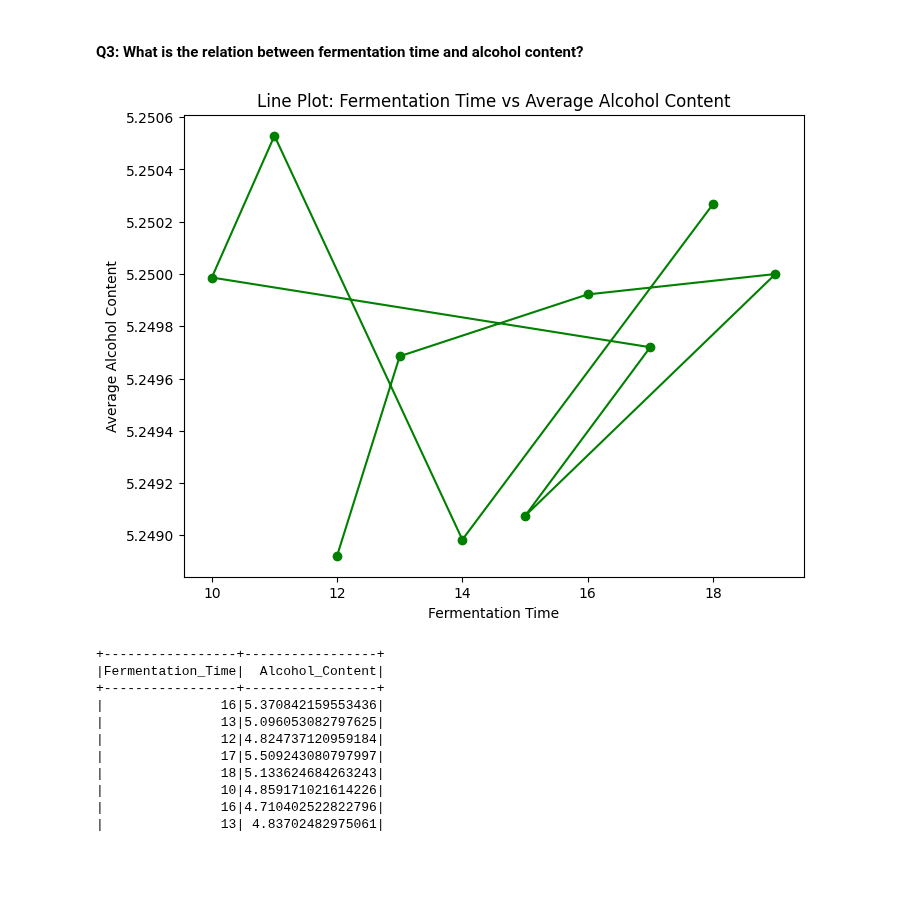
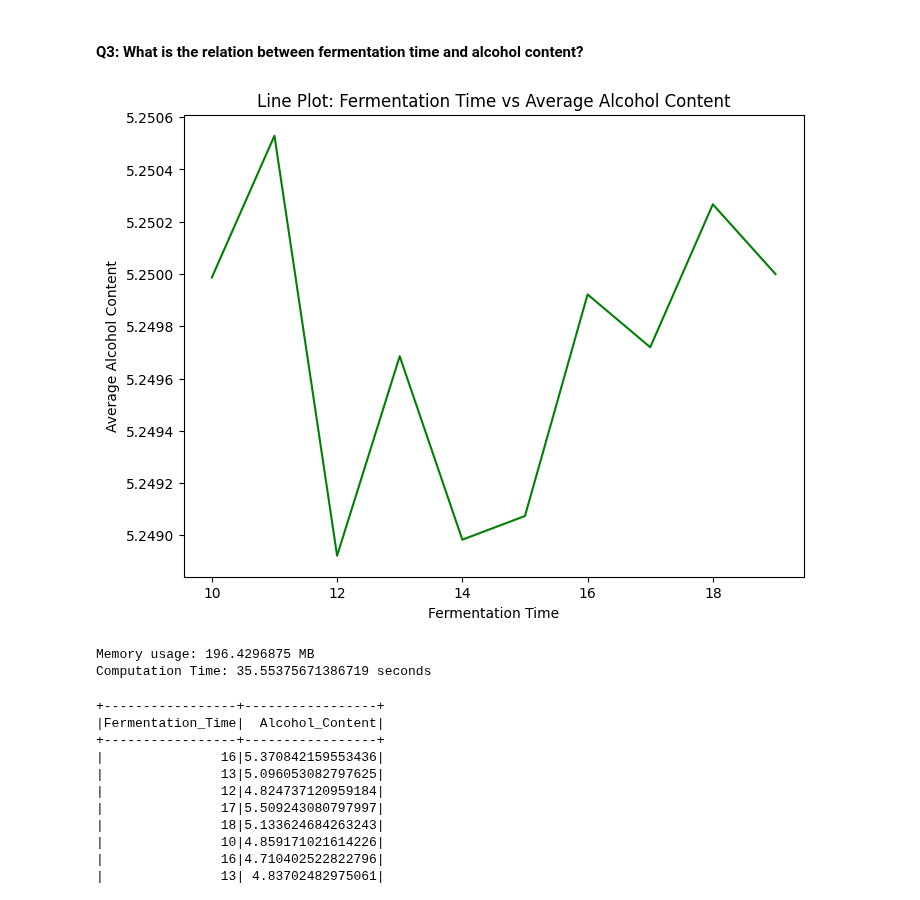
Before and after one commit to drshahizan/Python-big-data, a Jupyter notebook: assignment/ass7/hpdp/KOKONAT/library_3.ipynb, the cells around one changed output. Cells and saved outputs as stored; diff of their text form; code cells hidden in the pictures; blank space fills up the shorter version.

```diff
--- a/assignment/ass7/hpdp/KOKONAT/library_3.ipynb
+++ b/assignment/ass7/hpdp/KOKONAT/library_3.ipynb
@@ -88,19 +88,22 @@ import psutil
 # Create a Spark session
 spark = SparkSession.builder.appName("BreweryAnalysis").getOrCreate()
 
+def load_data():
+    # Load the data
+    brewery_df = spark.read.csv("brewery_data_complete_extended.csv", header=True, inferSchema=True)
+    return brewery_df
+
+# Measure memory usage and computation time
+start_time = timeit.default_timer()
+
 # Load the data
-brewery_df = spark.read.csv("brewery_data_complete_extended.csv", header=True, inferSchema=True)
+brewery_df = load_data()
 
-# Measure memory usage
+end_time = timeit.default_timer()
+loss_time = end_time - start_time
 memory = psutil.Process()
-memory_usage_before = memory.memory_info().rss / (1024 ** 2)
+loss_memory = memory.memory_info().rss / (1024 ** 2)
 
-# Measure computation time
-start_time = timeit.default_timer()
-end_time = timeit.default_timer()
-computation_time = end_time - start_time
-
-# Print results
-print("Memory usage before computation:", memory_usage_before, "MB")
-print("Computation Time:", computation_time, "seconds")
+print("\nMemory usage:", loss_memory, "MB")
+print("Computation Time:", loss_time, "seconds")
 # %% [output]
@@ -525,27 +753,44 @@ The volume produced is listed for various locations, with counts ranging from ap
 # %%
 from pyspark.sql import SparkSession
 from pyspark.sql.functions import avg
 import matplotlib.pyplot as plt
+import seaborn as sns
+import time
+import psutil
+
+# Measure memory usage and computation time
+start_time = time.time()
 
 # Check if Spark session exists; if not, create a new one
 spark = SparkSession.builder.appName("BeerAnalysis").getOrCreate()
 
 selected_columns = ["Fermentation_Time", "Alcohol_Content"]
 
+# Assuming brewery_df is your PySpark DataFrame
 result_df = brewery_df.groupBy('Fermentation_Time').agg(avg('Alcohol_Content').alias('Average_Alcohol_Content'))
 
 # Collect the result to the driver as a Pandas DataFrame for plotting
 pandas_df = result_df.toPandas()
 
 # Plot the line plot using Matplotlib
 plt.figure(figsize=(8, 6))
-plt.plot(pandas_df['Fermentation_Time'], pandas_df['Average_Alcohol_Content'], marker='o', color='green')
+sns.lineplot(x='Fermentation_Time', y='Average_Alcohol_Content', data=pandas_df, color='green')
 plt.title('Line Plot: Fermentation Time vs Average Alcohol Content')
 plt.xlabel('Fermentation Time')
 plt.ylabel('Average Alcohol Content')
 plt.show()
+
+end_time = time.time()
+loss_time = end_time - start_time
+memory = psutil.Process()
+loss_memory = memory.memory_info().rss / (1024 ** 2)
+
+print("\nMemory usage:", loss_memory, "MB")
+print("Computation Time:", loss_time, "seconds")
 # %% [output]
-[figure, old version]
+[figure, new version]
+Memory usage: 196.4296875 MB
+Computation Time: 35.55375671386719 seconds
 # %%
 result_df.show()
 # %% [output]
```
Also changed, not shown: parts of 24 cells of this notebook.
